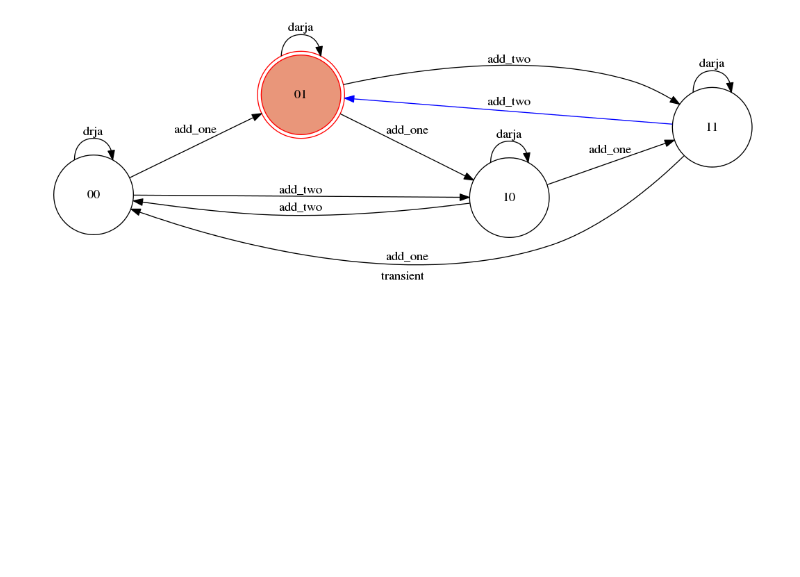
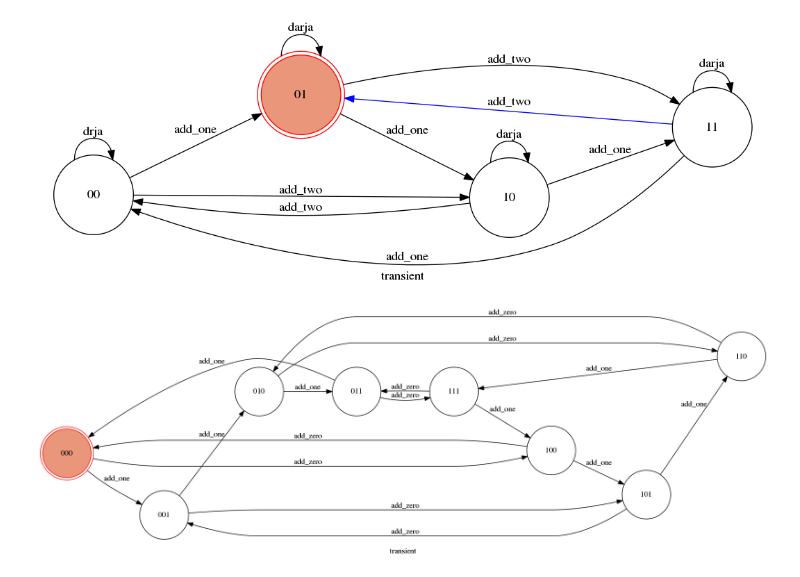
Before and after one commit to MohammadForouhesh/FSM, a Jupyter notebook: report_and_test.ipynb, the cells around one changed output. Saved outputs shown, nothing was run; the diff lists cells and outputs as text; code cells hidden in the pictures; blank space fills up the shorter version.

```diff
--- a/report_and_test.ipynb
+++ b/report_and_test.ipynb
@@ -71,3 +71,36 @@ model.add_two()
 model.show_graph()
 # %% [output]
 [figure]
+# %%
+states=['000', '001', '010', '011', '100', '101', '110', '111']
+transitions = [
+    {'trigger': 'add_zero', 'source': '000', 'dest': '100'},
+    {'trigger': 'add_one', 'source': '000', 'dest': '001'},
+    {'trigger': 'add_zero', 'source': '001', 'dest': '101'},
+    {'trigger': 'add_one', 'source': '001', 'dest': '010'},
+    {'trigger': 'add_zero', 'source': '010', 'dest': '110'},
+    {'trigger': 'add_one', 'source': '010', 'dest': '011'},
+    {'trigger': 'add_zero', 'source': '011', 'dest': '111'},
+    {'trigger': 'add_one', 'source': '011', 'dest': '000'},
+    {'trigger': 'add_zero', 'source': '100', 'dest': '000'},
+    {'trigger': 'add_one', 'source': '100', 'dest': '101'},
+    {'trigger': 'add_zero', 'source': '101', 'dest': '001'},
+    {'trigger': 'add_one', 'source': '101', 'dest': '110'},
+    {'trigger': 'add_zero', 'source': '110', 'dest': '010'},
+    {'trigger': 'add_one', 'source': '110', 'dest': '111'},
+    {'trigger': 'add_zero', 'source': '111', 'dest': '011'},
+    {'trigger': 'add_one', 'source': '111', 'dest': '100'},
+]
+
+model = Matter()
+machine = GraphMachine(model=model,
+                       states=states,
+                       transitions=transitions,
+                       auto_transitions=False,
+                       initial='000',
+                       title="transient",
+                       show_conditions=True)
+
+model.show_graph()
+# %% [output]
+[figure, added]
```
Also changed, not shown: 1 other file.
